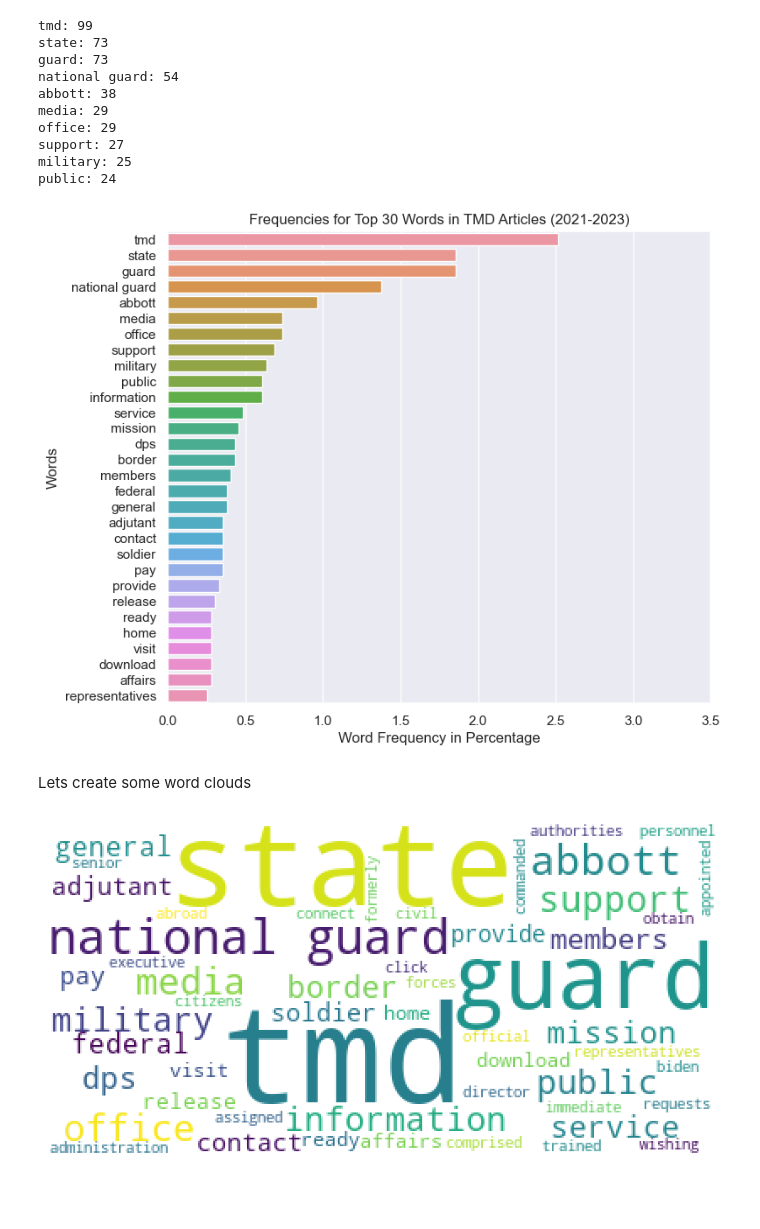
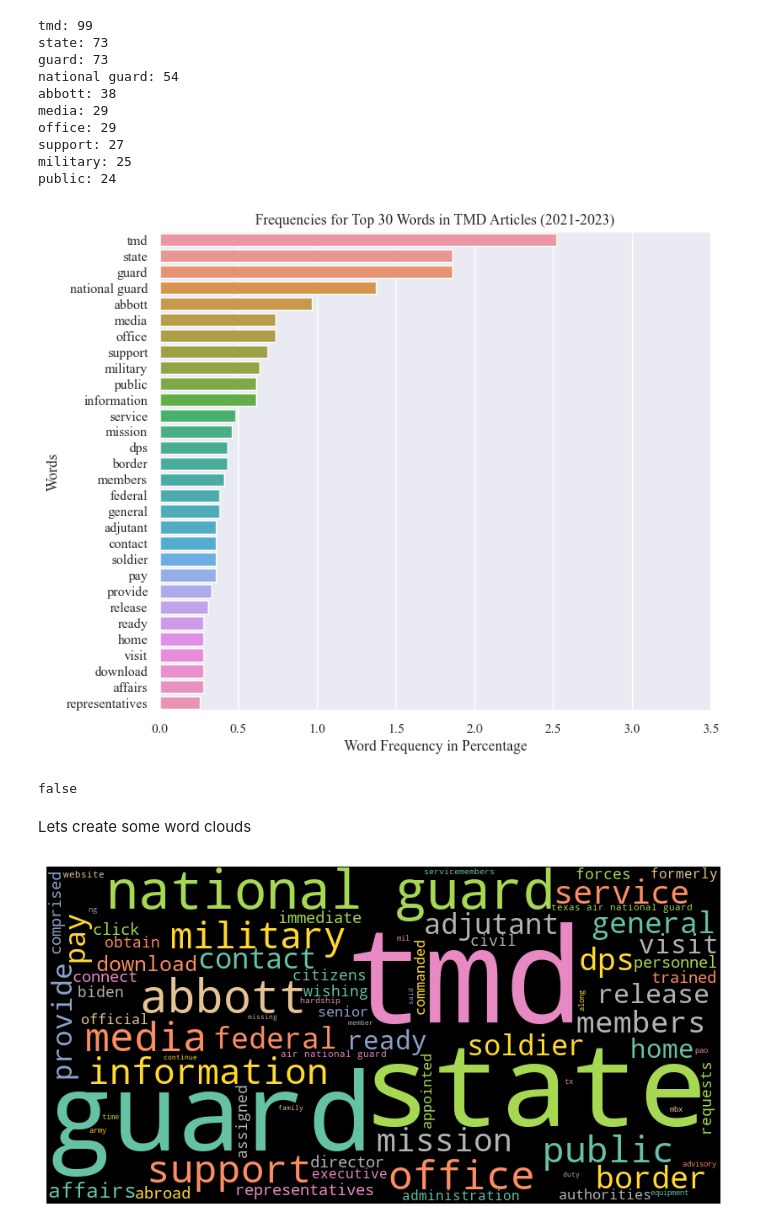
Before and after one commit to djryn/OLS_resesarch, a Jupyter notebook: TMD_scrape.ipynb, the cells around one changed output. Saved outputs shown, nothing was run; the diff lists cells and outputs as text; code cells hidden in the pictures; blank space fills up the shorter version.

Commit message:
updated graph formatting

```diff
--- a/TMD_scrape.ipynb
+++ b/TMD_scrape.ipynb
@@ -247,9 +247,12 @@ information: 23
 # %%
 import seaborn as sns
 import matplotlib.pyplot as plt
+
+plt.rcParams['font.family'] = 'Times New Roman'
 # %%
 tmd_top_words_2021 = [(k ,(v/total_words[0])*100) for k, v in tmd_freqs['2021'].most_common(30)]
 tmd_top_words_2022 = [(k ,(v/total_words[1])*100) for k, v in tmd_freqs['2022'].most_common(30)]
+sns.set(font='Times New Roman')
 
 
 # Create a bar plot of the most common words
@@ -322,6 +325,7 @@ military: 25
 public: 24
 # %%
 tmd_top_words = [(k ,(v/total_words)*100) for k, v in tmd_fdist.most_common(30)]
+sns.set(font='Times New Roman')
 
 
 # Create a bar plot of the most common words
@@ -338,29 +342,36 @@ ax.set_xlim(0,3.5)
 plt.savefig('images/TMD/word_freqs_all.png', bbox_inches='tight')
 plt.show()
 # %% [output]
-[figure, old version]
+[figure, new version]
+# %%
+if 'drug interdiction and counter-drug activities' in tmd_all_text:
+    print('true')
+else:
+    print('false')
+# %% [output]
+false
 # %% [markdown]
 Lets create some word clouds
 # %%
 from wordcloud import WordCloud
 
 #TODO: keep combined words together
 tmd_top_words = tmd_fdist.most_common(75)
 tmd_dict = {}
 for k, v in tmd_top_words:
     tmd_dict[k] = v
 
-word_cloud = WordCloud(min_font_size=7, background_color = 'white').generate_from_frequencies(tmd_dict)
+word_cloud = WordCloud(min_font_size=7, background_color='black', colormap='Set2', width=800, height=400).generate_from_frequencies(tmd_dict)
 
 plt.figure(figsize=(8, 8), facecolor=None)
 plt.imshow(word_cloud)
 plt.axis('off')
 plt.tight_layout(pad=0)
 
 plt.savefig('images/TMD/word_cloud.png', bbox_inches='tight')
 plt.show()
 # %% [output]
-[figure, old version]
+[figure, new version]
 # %%
 text = ""
 for word, _ in tmd_top_words:
```
Also changed, not shown: parts of 1 cell of this notebook, 38 other files.
